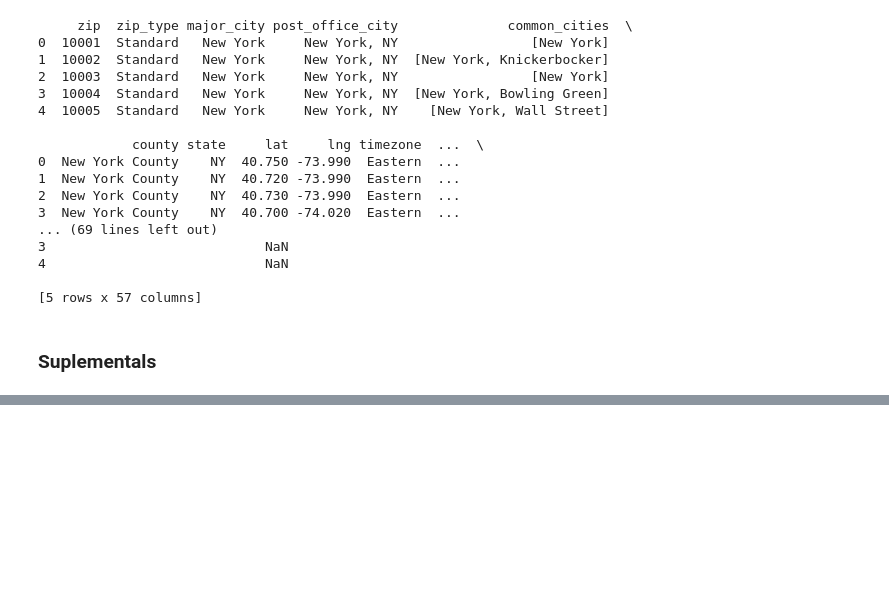
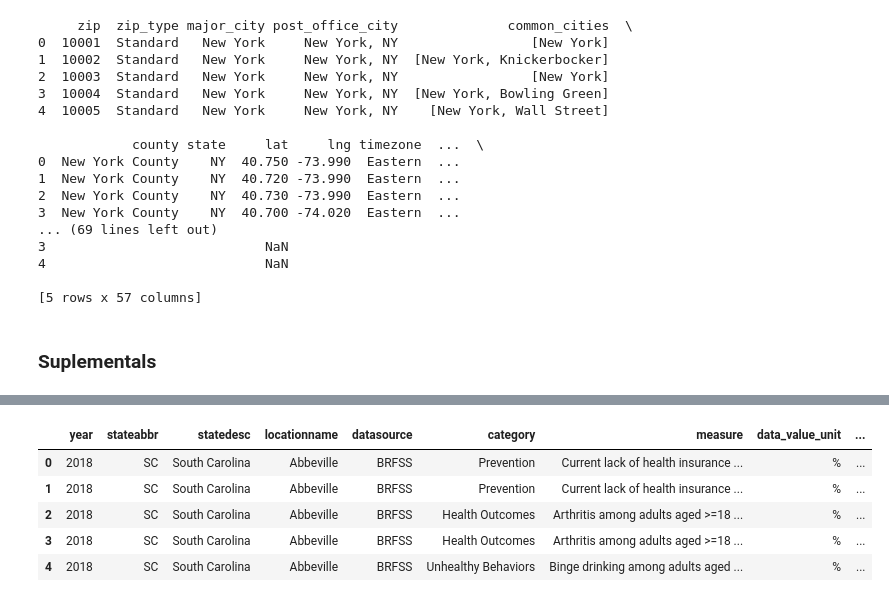
Before and after one commit to grykah/projects, a Jupyter notebook: DataScraping/ScrapingData.ipynb, the cells around one changed output, grey strips where cells are left out. Saved outputs shown, nothing was run; the diff lists cells and outputs as text; code cells hidden in the pictures; blank space fills up the shorter version.

```diff
--- a/DataScraping/ScrapingData.ipynb
+++ b/DataScraping/ScrapingData.ipynb
@@ -312,0 +360,13 @@ import pandas as pd
+# %%
+json_path = 'https://chronicdata.cdc.gov/resource/swc5-untb.json'
+data_name = 'local_data_better_health_county_data.csv'
+daily_county_level_concentrations = pd.read_json(json_path)
+daily_county_level_concentrations.to_csv(save_path + data_name)
+daily_county_level_concentrations.head()
+# %% [output]
+|  | year | stateabbr | statedesc | locationname | datasource | category | measure | data_value_unit | ... |
+| 0 | 2018 | SC | South Carolina | Abbeville | BRFSS | Prevention | Current lack of health insurance ... | % | ... |
+| 1 | 2018 | SC | South Carolina | Abbeville | BRFSS | Prevention | Current lack of health insurance ... | % | ... |
+| 2 | 2018 | SC | South Carolina | Abbeville | BRFSS | Health Outcomes | Arthritis among adults aged >=18 ... | % | ... |
+| 3 | 2018 | SC | South Carolina | Abbeville | BRFSS | Health Outcomes | Arthritis among adults aged >=18 ... | % | ... |
+| 4 | 2018 | SC | South Carolina | Abbeville | BRFSS | Unhealthy Behaviors | Binge drinking among adults aged ... | % | ... |
```
Also changed, not shown: parts of 7 cells of this notebook, 4 other files.
